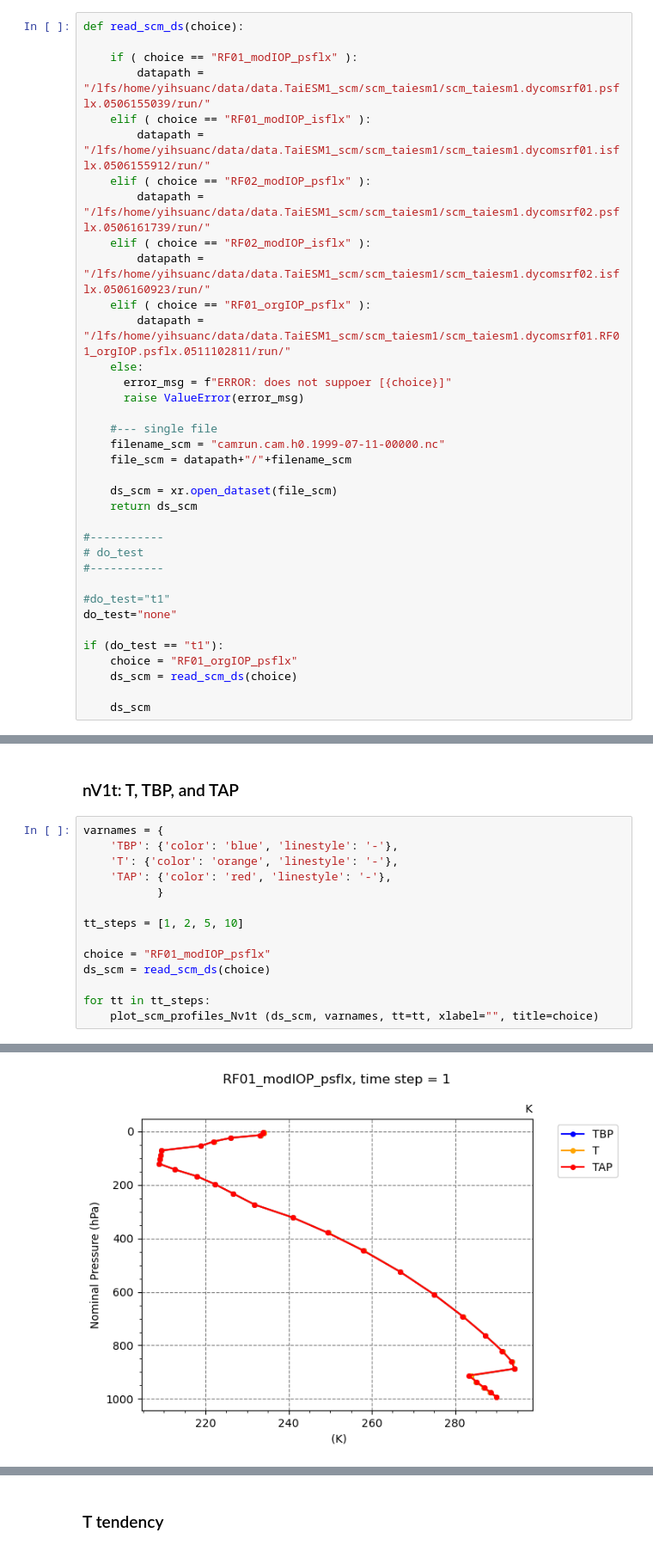
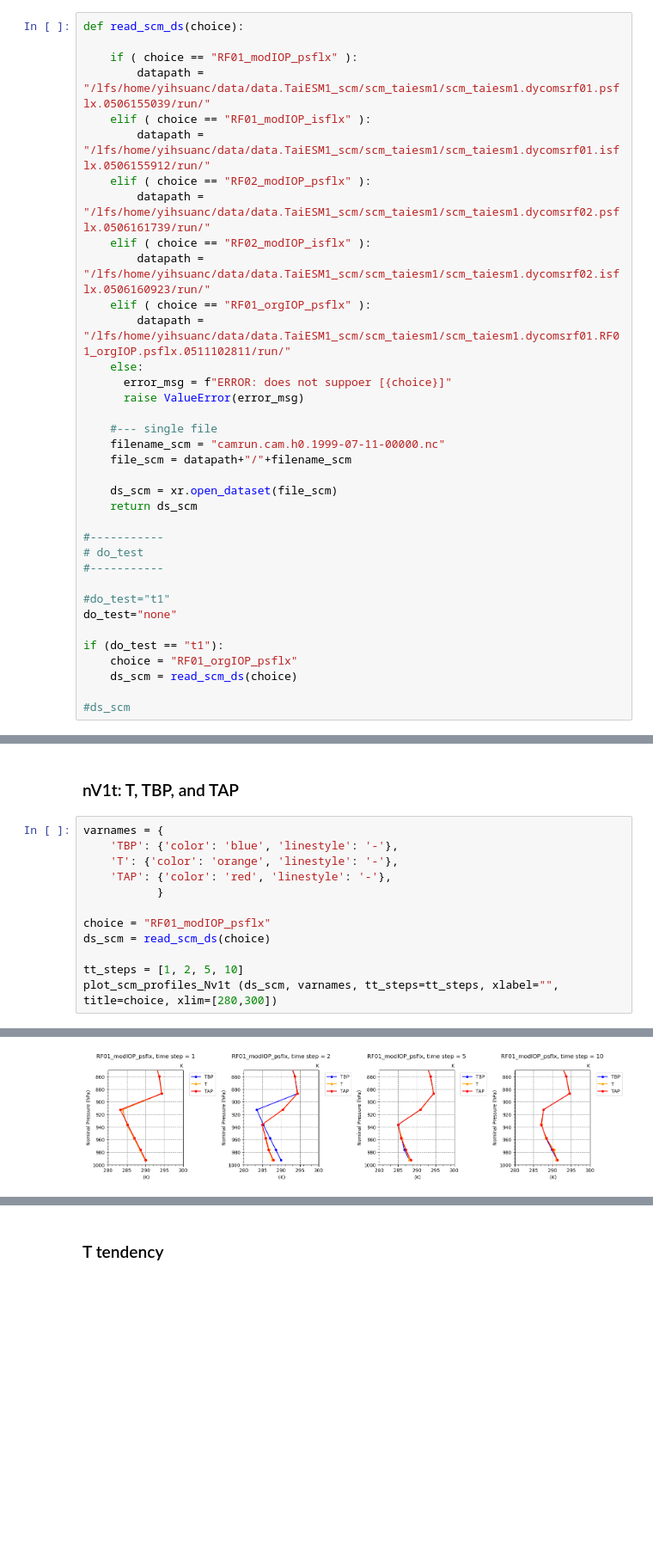
Before and after one commit to yihsuanchen/TaiESM1_Sc_diag, a Jupyter notebook: scam_taiesm1/plot/plot-scm_profiles.ipynb, the cells around one changed output, grey strips where cells are left out. Shown at 86% size. Saved outputs shown, nothing was run; the diff lists cells and outputs as text; blank space fills up the shorter version.

Commit message:
make panel plots in plot_scm_profiles_Nv1t

```diff
--- a/scam_taiesm1/plot/plot-scm_profiles.ipynb
+++ b/scam_taiesm1/plot/plot-scm_profiles.ipynb
@@ -56,7 +56,7 @@ if (do_test == "t1"):
     choice = "RF01_orgIOP_psflx"
     ds_scm = read_scm_ds(choice)
 
-    ds_scm
+#ds_scm
 # %% [markdown]
 ### plot_scm_profiles_1vNt
 # %%
@@ -398,13 +649,11 @@ varnames = {
     'TAP': {'color': 'red', 'linestyle': '-'},
            }
 
-tt_steps = [1, 2, 5, 10]
-
 choice = "RF01_modIOP_psflx"
 ds_scm = read_scm_ds(choice)
 
-for tt in tt_steps:
-    plot_scm_profiles_Nv1t (ds_scm, varnames, tt=tt, xlabel="", title=choice)
+tt_steps = [1, 2, 5, 10]
+plot_scm_profiles_Nv1t (ds_scm, varnames, tt_steps=tt_steps, xlabel="", title=choice, xlim=[280,300])
 # %% [output]
 WARNING: function [unit_convert], unit_in [K] is not supported for auto conversion. Set units_out=units_in
 WARNING: function [unit_convert], unit_in [K] is not supported for auto conversion. Set units_out=units_in
@@ -412 +670 @@ WARNING: function [unit_convert], unit_in [K] is not supported for auto conversi
-[figure, old version]
+[figure, new version]
```
Also changed, not shown: parts of 11 cells of this notebook.
